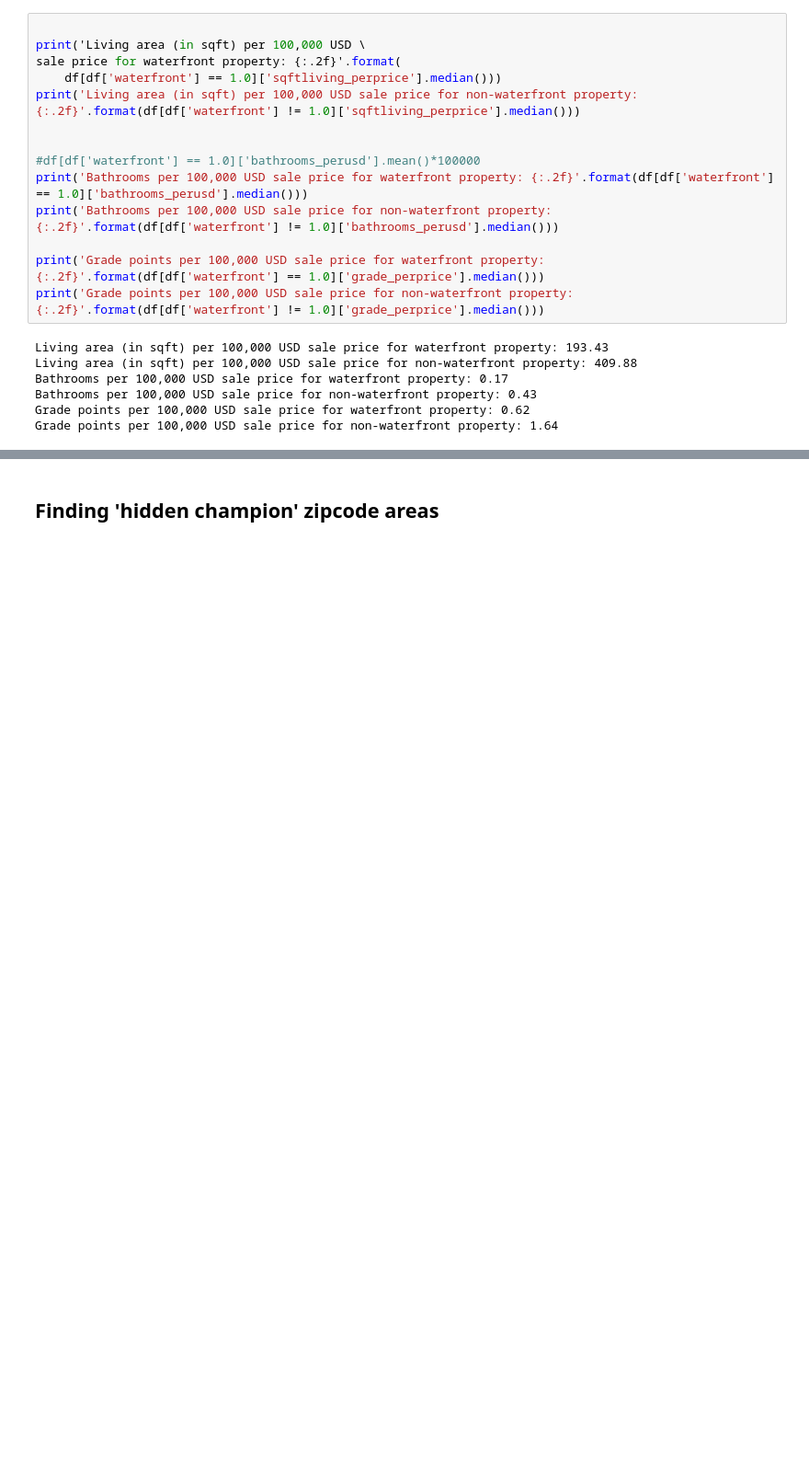
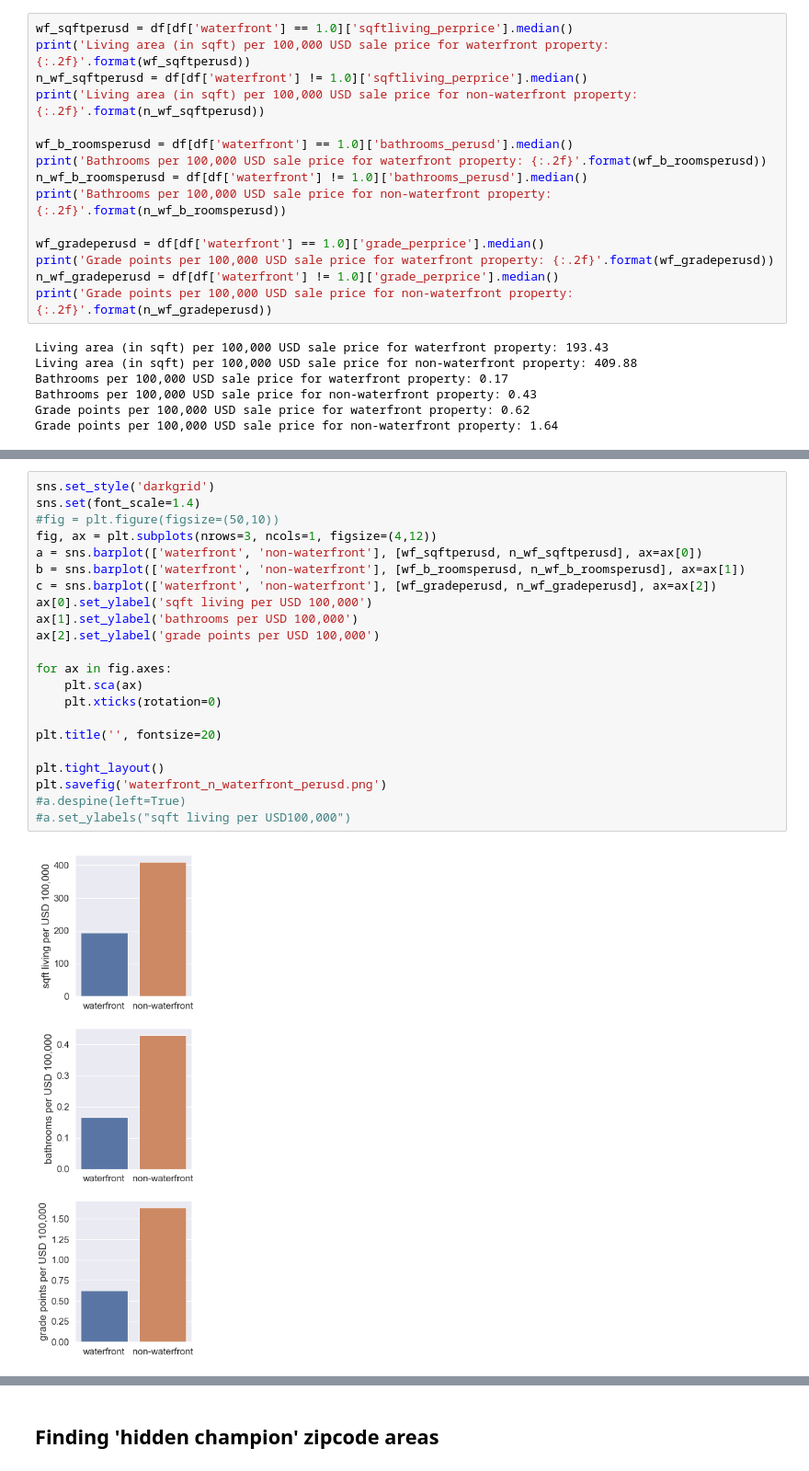
Before and after one commit to robindoering86/Project_Data_Analysis, a Jupyter notebook: House_Prices_Project/Immersive_Data_Science_Project1_EDA.ipynb, the cells around one changed output, grey strips where cells are left out. Shown at 92% size. Cells and saved outputs as stored; diff of their text form; blank space fills up the shorter version.

```diff
--- a/House_Prices_Project/Immersive_Data_Science_Project1_EDA.ipynb
+++ b/House_Prices_Project/Immersive_Data_Science_Project1_EDA.ipynb
@@ -1096,19 +1096,20 @@ bathrooms_perusd_per_zip = df.groupby('zipcode')[['bathrooms_perusd']].mean()
 bathrooms_perusd_per_zip.reset_index(inplace=True)
 bathrooms_perusd_per_zip['zipcode'] = bathrooms_perusd_per_zip['zipcode'].astype('str')
 # %%
+wf_sqftperusd = df[df['waterfront'] == 1.0]['sqftliving_perprice'].median()
+print('Living area (in sqft) per 100,000 USD sale price for waterfront property: {:.2f}'.format(wf_sqftperusd))
+n_wf_sqftperusd = df[df['waterfront'] != 1.0]['sqftliving_perprice'].median()
+print('Living area (in sqft) per 100,000 USD sale price for non-waterfront property: {:.2f}'.format(n_wf_sqftperusd))
 
-print('Living area (in sqft) per 100,000 USD \
-sale price for waterfront property: {:.2f}'.format(
-    df[df['waterfront'] == 1.0]['sqftliving_perprice'].median()))
-print('Living area (in sqft) per 100,000 USD sale price for non-waterfront property: {:.2f}'.format(df[df['waterfront'] != 1.0]['sqftliving_perprice'].median()))
+wf_b_roomsperusd = df[df['waterfront'] == 1.0]['bathrooms_perusd'].median()
+print('Bathrooms per 100,000 USD sale price for waterfront property: {:.2f}'.format(wf_b_roomsperusd))
+n_wf_b_roomsperusd = df[df['waterfront'] != 1.0]['bathrooms_perusd'].median()
+print('Bathrooms per 100,000 USD sale price for non-waterfront property: {:.2f}'.format(n_wf_b_roomsperusd))
 
-
-#df[df['waterfront'] == 1.0]['bathrooms_perusd'].mean()*100000
-print('Bathrooms per 100,000 USD sale price for waterfront property: {:.2f}'.format(df[df['waterfront'] == 1.0]['bathrooms_perusd'].median()))
-print('Bathrooms per 100,000 USD sale price for non-waterfront property: {:.2f}'.format(df[df['waterfront'] != 1.0]['bathrooms_perusd'].median()))
-
-print('Grade points per 100,000 USD sale price for waterfront property: {:.2f}'.format(df[df['waterfront'] == 1.0]['grade_perprice'].median()))
-print('Grade points per 100,000 USD sale price for non-waterfront property: {:.2f}'.format(df[df['waterfront'] != 1.0]['grade_perprice'].median()))
+wf_gradeperusd = df[df['waterfront'] == 1.0]['grade_perprice'].median()
+print('Grade points per 100,000 USD sale price for waterfront property: {:.2f}'.format(wf_gradeperusd))
+n_wf_gradeperusd = df[df['waterfront'] != 1.0]['grade_perprice'].median()
+print('Grade points per 100,000 USD sale price for non-waterfront property: {:.2f}'.format(n_wf_gradeperusd))
 # %% [output]
 Living area (in sqft) per 100,000 USD sale price for waterfront property: 193.43
 Living area (in sqft) per 100,000 USD sale price for non-waterfront property: 409.88
@@ -1119 +1122,25 @@ Grade points per 100,000 USD sale price for non-waterfront property: 1.64
+# %%
+sns.set_style('darkgrid')
+sns.set(font_scale=1.4)
+#fig = plt.figure(figsize=(50,10))
+fig, ax = plt.subplots(nrows=3, ncols=1, figsize=(4,12))
+a = sns.barplot(['waterfront', 'non-waterfront'], [wf_sqftperusd, n_wf_sqftperusd], ax=ax[0])
+b = sns.barplot(['waterfront', 'non-waterfront'], [wf_b_roomsperusd, n_wf_b_roomsperusd], ax=ax[1])
+c = sns.barplot(['waterfront', 'non-waterfront'], [wf_gradeperusd, n_wf_gradeperusd], ax=ax[2])
+ax[0].set_ylabel('sqft living per USD 100,000')
+ax[1].set_ylabel('bathrooms per USD 100,000')
+ax[2].set_ylabel('grade points per USD 100,000')
+
+for ax in fig.axes:
+    plt.sca(ax)
+    plt.xticks(rotation=0)
+
+plt.title('', fontsize=20)
+
+plt.tight_layout()
+plt.savefig('waterfront_n_waterfront_perusd.png')
+#a.despine(left=True)
+#a.set_ylabels("sqft living per USD100,000")
+# %% [output]
+[figure, added]
 # %% [markdown]
```
Also changed, not shown: parts of 2 cells of this notebook, 2 other files.
